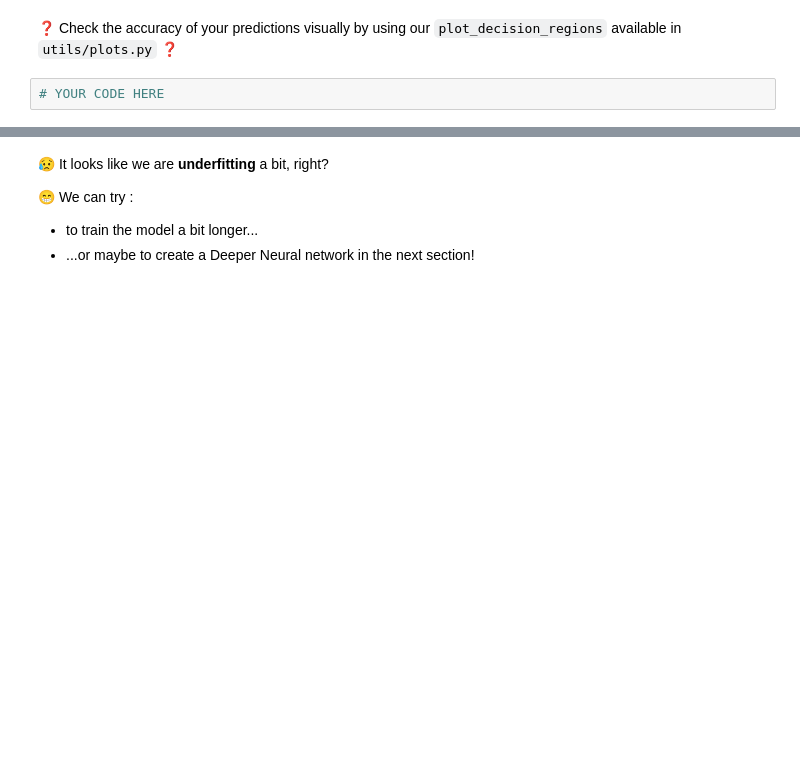
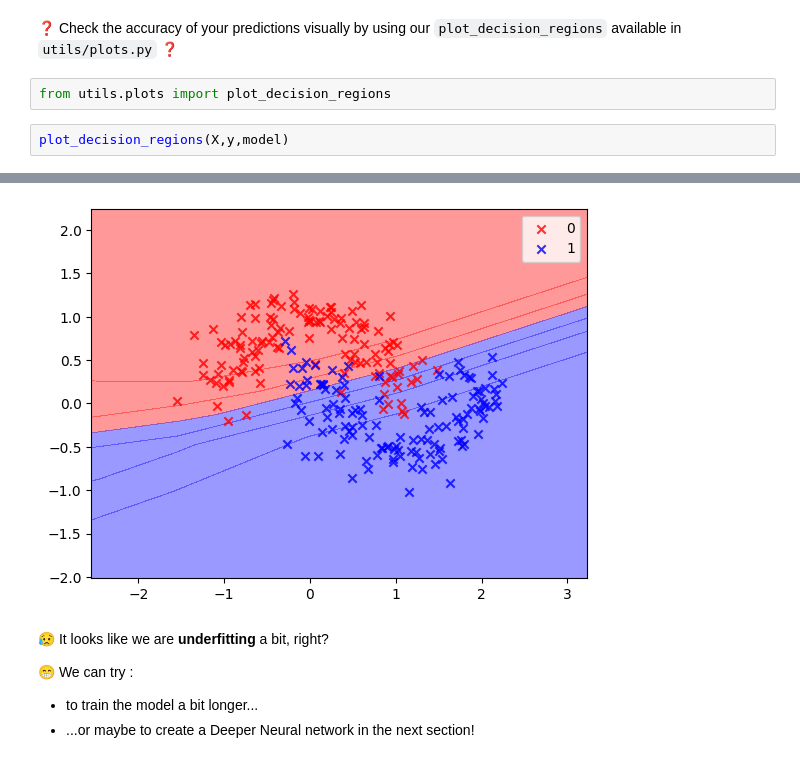
Before and after one commit to multiyumz/data-science-challenges, a Jupyter notebook: data-your-first-neural-network/your_first_neural_network.ipynb, the cells around one changed output, grey strips where cells are left out. Cells and saved outputs as stored; diff of their text form; blank space fills up the shorter version.

```diff
--- a/data-your-first-neural-network/your_first_neural_network.ipynb
+++ b/data-your-first-neural-network/your_first_neural_network.ipynb
@@ -183,4 +292,7 @@ print(result.check())
 # %% [markdown]
 ❓ Check the accuracy of your predictions visually by using our `plot_decision_regions` available in `utils/plots.py` ❓
-# %%
-# YOUR CODE HERE
+# %%
+from utils.plots import plot_decision_regions
+# %%
+plot_decision_regions(X,y,model)
+# %% [output]
@@ -187,3 +300,4 @@ print(result.check())
+[figure, added]
 # %% [markdown]
 😥 It looks like we are **underfitting** a bit, right?
 
```
Also changed, not shown: parts of 47 cells of this notebook, 2 other files.
